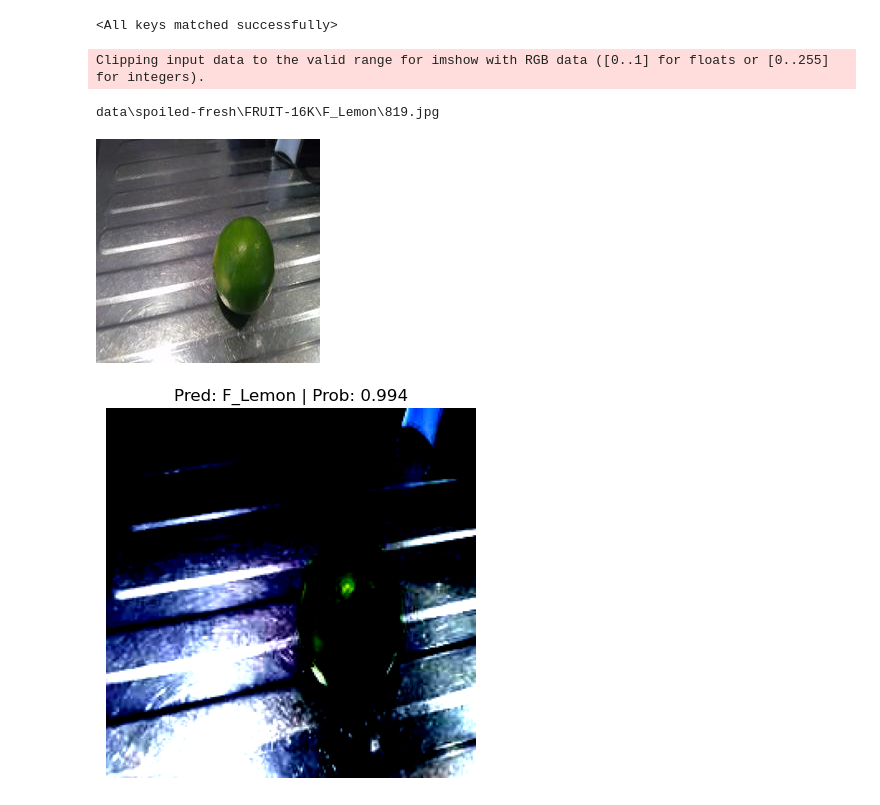
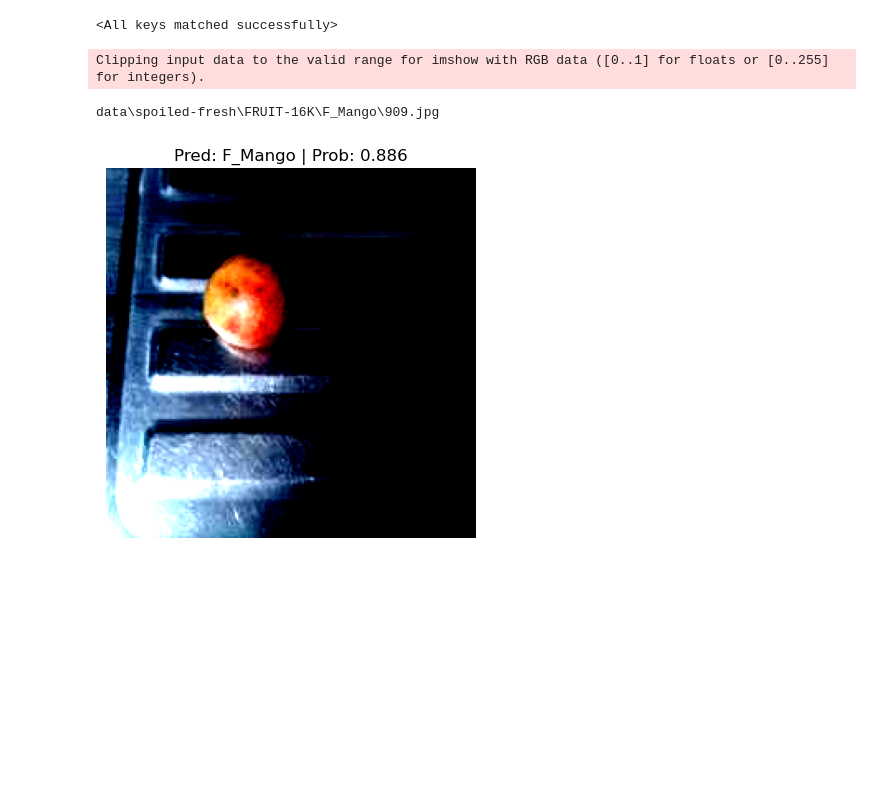
Before and after one commit to devdezzies/freshvision, a Jupyter notebook: exploration.ipynb, the cells around one changed output. Cells and saved outputs as stored; diff of their text form; code cells hidden in the pictures; blank space fills up the shorter version.

```diff
--- a/exploration.ipynb
+++ b/exploration.ipynb
@@ -229,8 +229,8 @@ model_1 = mb.create_model_baseline_effnetb2(out_feats=len(class_names), device=d
 [INFO] created a model effnetb0
 [INFO] created a model effnetb2
 # %%
-model_0.load_state_dict(torch.load(f="models/effnetb0_fruitsvegs0_5_epochs.pt"))
-model_1.load_state_dict(torch.load(f="models/effnetb2_fruitsvegs0_5_epochs.pt"))
+model_0.load_state_dict(torch.load(f="models/effnetb0_fruitsvegs0_5_epochs.pt", weights_only=True))
+model_1.load_state_dict(torch.load(f="models/effnetb2_fruitsvegs0_5_epochs.pt", weights_only=True))
 # %% [output]
 <All keys matched successfully>
 # %%
@@ -244,15 +244,12 @@ for tag in classes:
 # %%
 from utils import pred_and_plot_image
 
-pred_and_plot_image(model=model_0, image_path=testing_dir[900], class_names=classes, transform=test_transform, device=device)
-print(testing_dir[900])
-
-Image.open(testing_dir[900])
+pred_and_plot_image(model=model_0, image_path=testing_dir[700], class_names=classes, transform=test_transform, device=device)
+print(testing_dir[700])
 # %% [output]
 Clipping input data to the valid range for imshow with RGB data ([0..1] for floats or [0..255] for integers).
-data\spoiled-fresh\FRUIT-16K\F_Lemon\819.jpg
+data\spoiled-fresh\FRUIT-16K\F_Mango\909.jpg
-[figure, old version]
+[figure, new version]
-[figure, removed]
 # %%
 import matplotlib.pyplot as plt # type: ignore
 from PIL import Image # type: ignore
```
Also changed, not shown: parts of 1 cell of this notebook, 1 other file.
